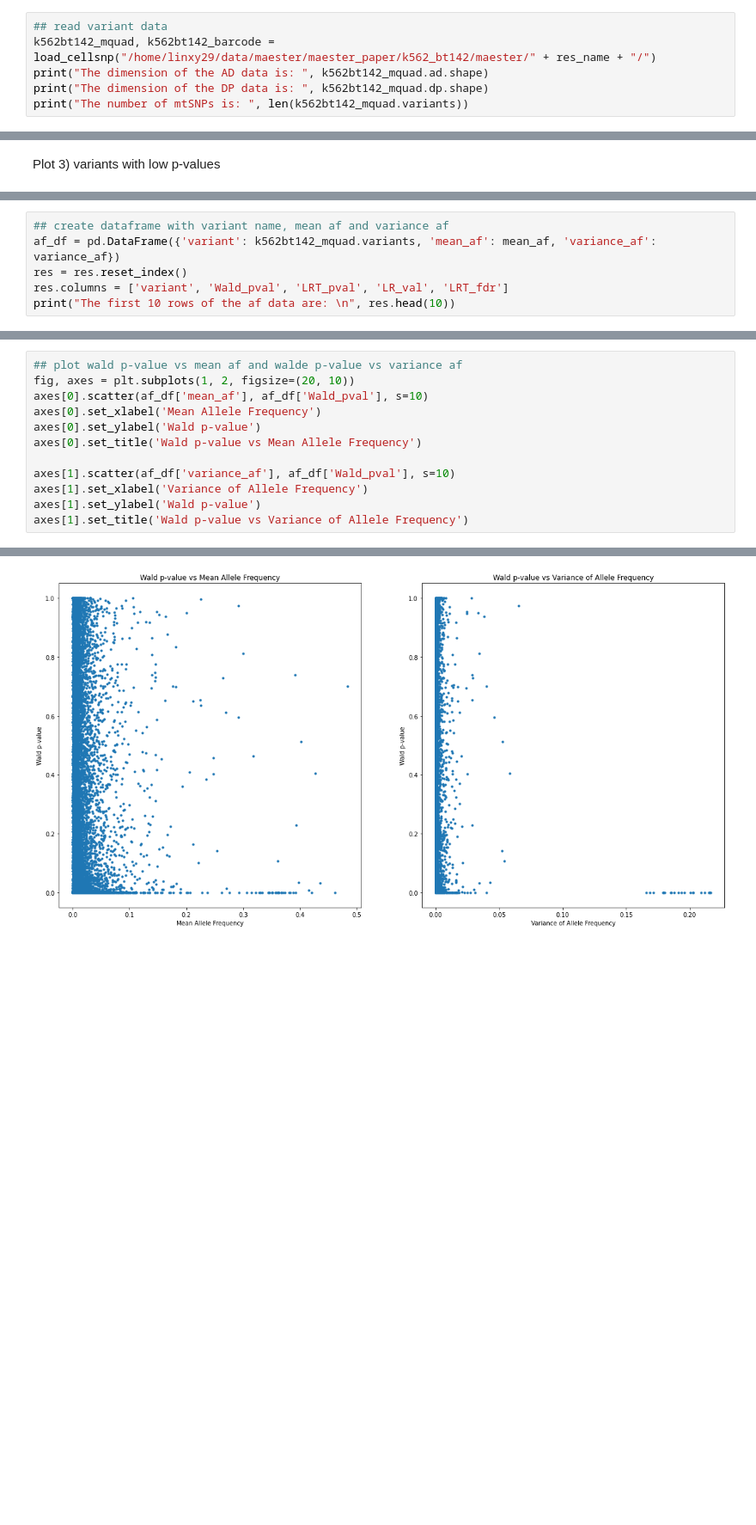
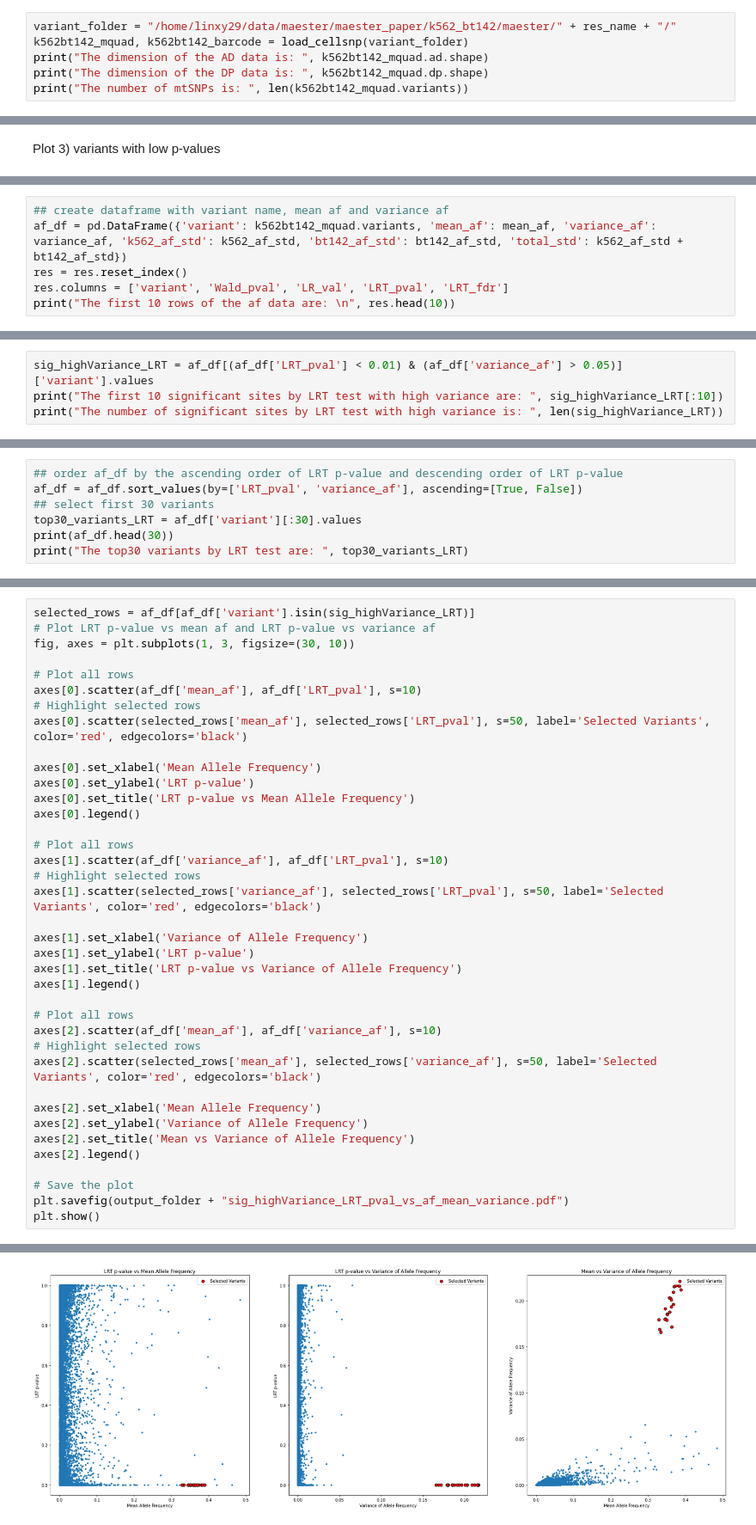
Before and after one commit to linxy29/civet_analysis, a Jupyter notebook: k562_bt142_plots.ipynb, the cells around one changed output, grey strips where cells are left out. Shown: that part at 86% size. Saved outputs shown, nothing was run; the diff lists cells and outputs as text; blank space fills up the shorter version.

Commit message:
plot for k562_bt142 data

```diff
--- a/k562_bt142_plots.ipynb
+++ b/k562_bt142_plots.ipynb
@@ -31,8 +37,8 @@ The dimension of the p-value data is:  (12666, 4)
 # %% [markdown]
 !We need to subset cells that are used for variants selection and use their infromation for further testing? - Yes
 # %%
-## read variant data
-k562bt142_mquad, k562bt142_barcode = load_cellsnp("/home/linxy29/data/maester/maester_paper/k562_bt142/maester/" + res_name + "/")
+variant_folder = "/home/linxy29/data/maester/maester_paper/k562_bt142/maester/" + res_name + "/"
+k562bt142_mquad, k562bt142_barcode = load_cellsnp(variant_folder)
 print("The dimension of the AD data is: ", k562bt142_mquad.ad.shape)
 print("The dimension of the DP data is: ", k562bt142_mquad.dp.shape)
 print("The number of mtSNPs is: ", len(k562bt142_mquad.variants))
@@ -255,8 +289,8 @@ variance_af = np.var(af, axis=1)
 # %%
 ## create dataframe with variant name, mean af and variance af
-af_df = pd.DataFrame({'variant': k562bt142_mquad.variants, 'mean_af': mean_af, 'variance_af': variance_af})
+af_df = pd.DataFrame({'variant': k562bt142_mquad.variants, 'mean_af': mean_af, 'variance_af': variance_af, 'k562_af_std': k562_af_std, 'bt142_af_std': bt142_af_std, 'total_std': k562_af_std + bt142_af_std})
 res = res.reset_index()
-res.columns = ['variant', 'Wald_pval', 'LRT_pval', 'LR_val', 'LRT_fdr']
+res.columns = ['variant', 'Wald_pval', 'LR_val', 'LRT_pval', 'LRT_fdr']
 print("The first 10 rows of the af data are: \n", res.head(10))
 # %% [output]
 The first 10 rows of the af data are:
@@ -290,0 +396,4 @@ The first 10 rows of the merged data are:
+# %%
+sig_highVariance_LRT = af_df[(af_df['LRT_pval'] < 0.01) & (af_df['variance_af'] > 0.05)]['variant'].values
+print("The first 10 significant sites by LRT test with high variance are: ", sig_highVariance_LRT[:10])
+print("The number of significant sites by LRT test with high variance is: ", len(sig_highVariance_LRT))
@@ -290,0 +404,7 @@ The first 10 rows of the merged data are:
+# %%
+## order af_df by the ascending order of LRT p-value and descending order of LRT p-value
+af_df = af_df.sort_values(by=['LRT_pval', 'variance_af'], ascending=[True, False])
+## select first 30 variants
+top30_variants_LRT = af_df['variant'][:30].values
+print(af_df.head(30))
+print("The top30 variants by LRT test are: ", top30_variants_LRT)
@@ -291,13 +459,39 @@ The first 10 rows of the merged data are:
 # %%
-## plot wald p-value vs mean af and walde p-value vs variance af
-fig, axes = plt.subplots(1, 2, figsize=(20, 10))
-axes[0].scatter(af_df['mean_af'], af_df['Wald_pval'], s=10)
+selected_rows = af_df[af_df['variant'].isin(sig_highVariance_LRT)]
+# Plot LRT p-value vs mean af and LRT p-value vs variance af
+fig, axes = plt.subplots(1, 3, figsize=(30, 10))
+
+# Plot all rows
+axes[0].scatter(af_df['mean_af'], af_df['LRT_pval'], s=10)
+# Highlight selected rows
+axes[0].scatter(selected_rows['mean_af'], selected_rows['LRT_pval'], s=50, label='Selected Variants', color='red', edgecolors='black')
+
 axes[0].set_xlabel('Mean Allele Frequency')
-axes[0].set_ylabel('Wald p-value')
-axes[0].set_title('Wald p-value vs Mean Allele Frequency')
+axes[0].set_ylabel('LRT p-value')
+axes[0].set_title('LRT p-value vs Mean Allele Frequency')
+axes[0].legend()
 
-axes[1].scatter(af_df['variance_af'], af_df['Wald_pval'], s=10)
+# Plot all rows
+axes[1].scatter(af_df['variance_af'], af_df['LRT_pval'], s=10)
+# Highlight selected rows
+axes[1].scatter(selected_rows['variance_af'], selected_rows['LRT_pval'], s=50, label='Selected Variants', color='red', edgecolors='black')
+
 axes[1].set_xlabel('Variance of Allele Frequency')
-axes[1].set_ylabel('Wald p-value')
-axes[1].set_title('Wald p-value vs Variance of Allele Frequency')
+axes[1].set_ylabel('LRT p-value')
+axes[1].set_title('LRT p-value vs Variance of Allele Frequency')
+axes[1].legend()
+
+# Plot all rows
+axes[2].scatter(af_df['mean_af'], af_df['variance_af'], s=10)
+# Highlight selected rows
+axes[2].scatter(selected_rows['mean_af'], selected_rows['variance_af'], s=50, label='Selected Variants', color='red', edgecolors='black')
+
+axes[2].set_xlabel('Mean Allele Frequency')
+axes[2].set_ylabel('Variance of Allele Frequency')
+axes[2].set_title('Mean vs Variance of Allele Frequency')
+axes[2].legend()
+
+# Save the plot
+plt.savefig(output_folder + "sig_highVariance_LRT_pval_vs_af_mean_variance.pdf")
+plt.show()
 # %% [output]
@@ -305 +498 @@ Text(0.5, 1.0, 'Wald p-value vs Variance of Allele Frequency')
-[figure, old version]
+[figure, new version]
```
Also changed, not shown: parts of 26 cells of this notebook, 1 other file.
